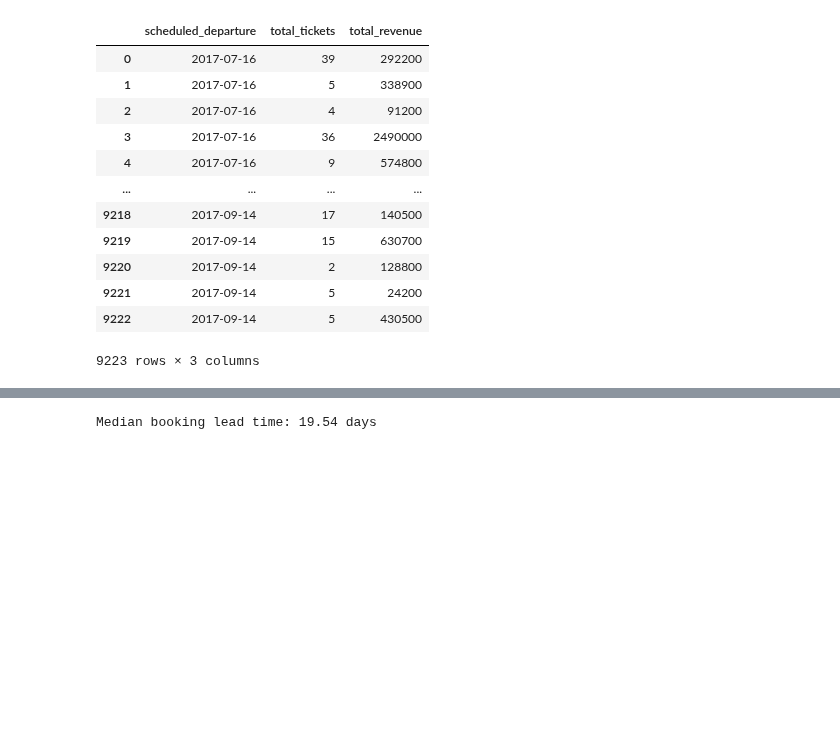
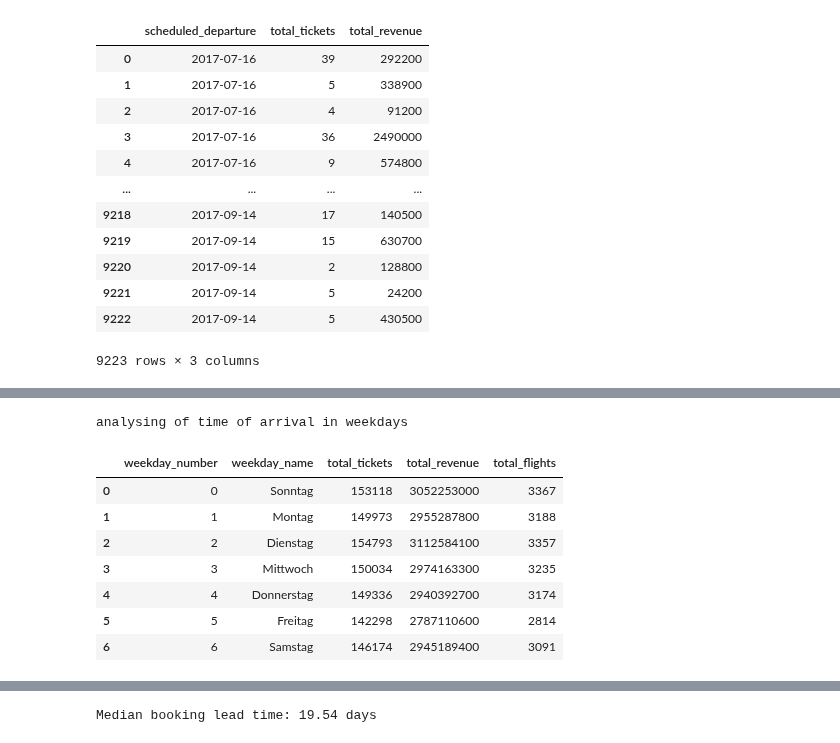
Before and after one commit to YamenNahhas/my-data-project, a Jupyter notebook: notebooks/Airline Data Analysis Using SQL.ipynb, the cells around one changed output, grey strips where cells are left out. Saved outputs shown, nothing was run; the diff lists cells and outputs as text; code cells hidden in the pictures; blank space fills up the shorter version.

```diff
--- a/notebooks/Airline Data Analysis Using SQL.ipynb
+++ b/notebooks/Airline Data Analysis Using SQL.ipynb
@@ -667,0 +699,38 @@ display(df_departure_time_hour)
+# %%
+#analysing of time of arrival in weekdays
+sql_query = '''SELECT
+    strftime('%w', substr(f.scheduled_arrival, 1, 19)) AS weekday_number,
+
+    CASE strftime('%w', substr(f.scheduled_arrival, 1, 19))
+        WHEN '0' THEN 'Sonntag'
+        WHEN '1' THEN 'Montag'
+        WHEN '2' THEN 'Dienstag'
+        WHEN '3' THEN 'Mittwoch'
+        WHEN '4' THEN 'Donnerstag'
+        WHEN '5' THEN 'Freitag'
+        WHEN '6' THEN 'Samstag'
+    END AS weekday_name,
+
+    COUNT(tf.ticket_no) AS total_tickets,
+    SUM(tf.amount) AS total_revenue,
+    COUNT(DISTINCT f.flight_id) AS total_flights
+
+FROM flights f
+JOIN ticket_flights tf
+    ON f.flight_id = tf.flight_id
+
+GROUP BY weekday_number
+ORDER BY weekday_number'''
+df_arrival_week_days = pd.read_sql_query(sql_query, conn)
+print('analysing of time of arrival in weekdays')
+display(df_arrival_week_days)
+# %% [output]
+analysing of time of arrival in weekdays
+|  | weekday_number | weekday_name | total_tickets | total_revenue | total_flights |
+| 0 | 0 | Sonntag | 153118 | 3052253000 | 3367 |
+| 1 | 1 | Montag | 149973 | 2955287800 | 3188 |
+| 2 | 2 | Dienstag | 154793 | 3112584100 | 3357 |
+| 3 | 3 | Mittwoch | 150034 | 2974163300 | 3235 |
+| 4 | 4 | Donnerstag | 149336 | 2940392700 | 3174 |
+| 5 | 5 | Freitag | 142298 | 2787110600 | 2814 |
+| 6 | 6 | Samstag | 146174 | 2945189400 | 3091 |
```
Also changed, not shown: parts of 5 cells of this notebook.
